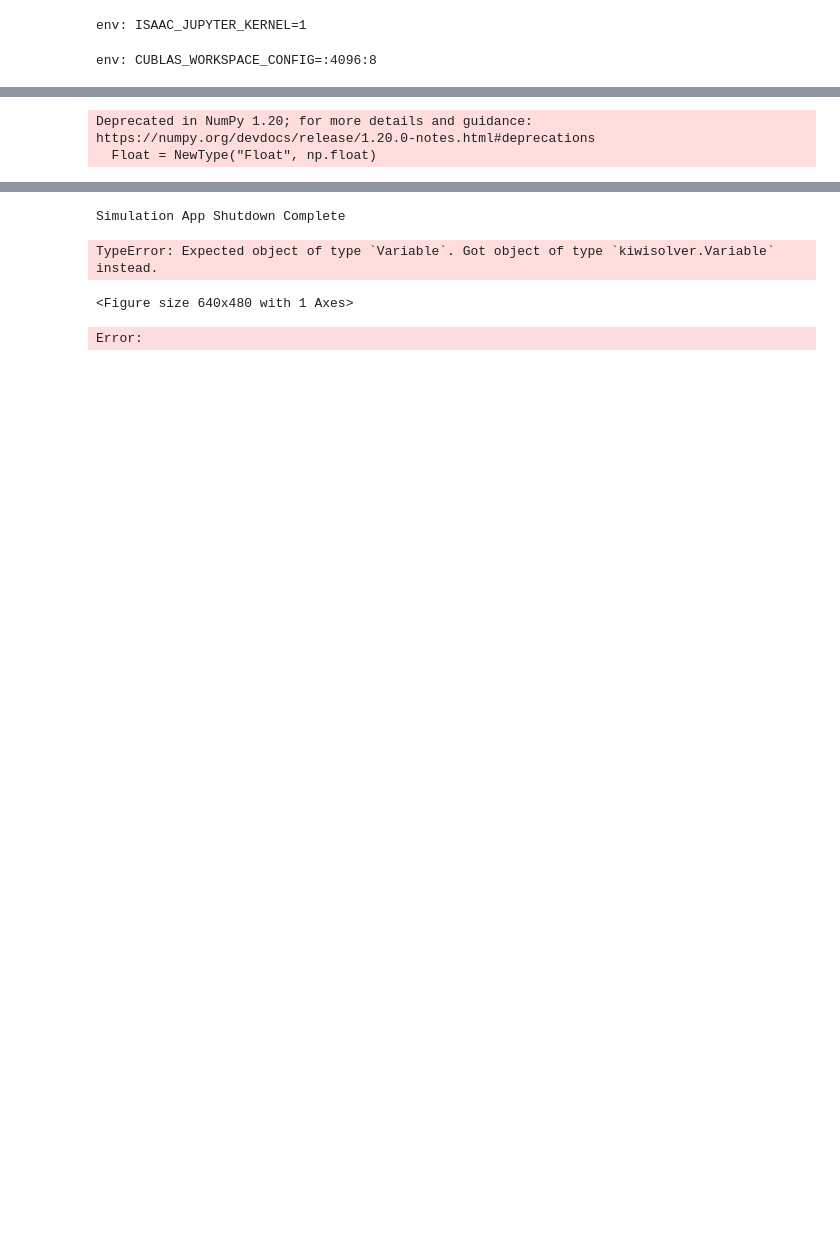
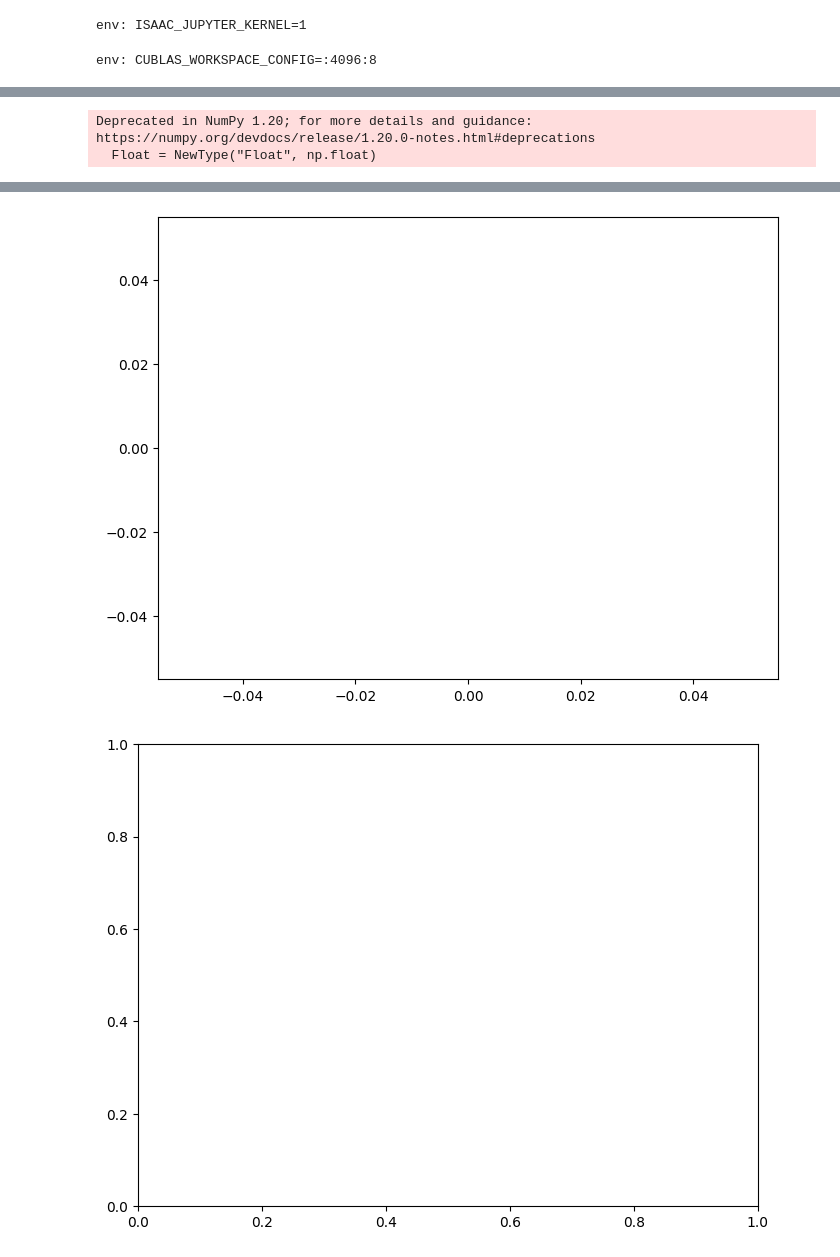
Before and after one commit to jmCabrillana/memoryPerceiver, a Jupyter notebook: memory_perceiver/main/run_isaac_ppo.ipynb, the cells around one changed output, grey strips where cells are left out. Saved outputs shown, nothing was run; the diff lists cells and outputs as text; code cells hidden in the pictures; blank space fills up the shorter version.

```diff
--- a/memory_perceiver/main/run_isaac_ppo.ipynb
+++ b/memory_perceiver/main/run_isaac_ppo.ipynb
@@ -174,7 +174,11 @@ def parse_hydra_configs(cfg: DictConfig):
     last_batch2=None
     first_run=True
     all_losses=[]
-    crit_losses=[]
+    all_crit=[]
+    all_returns=[]
+    fig_loss, ax_loss = plt.subplots(figsize=(8, 6))
+    fig_crit, ax_crit = plt.subplots(figsize=(8, 6))
+    fig_rewards, ax_rewards = plt.subplots(figsize=(8, 6))
     c_gammas = rearrange(c_gamma ** torch.arange(0, sim_duration, device=device), 't -> t 1')
     c_lambdas_gammas = rearrange((c_lambda*c_gamma) ** torch.arange(0, sim_duration, device=device), 't -> t 1')
     sim_count = 0
@@ -187,10 +191,22 @@ def parse_hydra_configs(cfg: DictConfig):
 
                 ### Initialization
 
-                if sim_count % 4 == 1:
-                    plt.plot(all_losses, label='mod')
-                    plt.plot(crit_losses, label='crit')
-                    plt.savefig('/isaac-sim/memoryPerceiver/memory_perceiver/main/loss.png')
+                if sim_count % 4 == 1 and len(all_losses)>0:
+                    ax_loss.clear()
+                    horizon=40
+                    recent_losses=all_losses[-horizon:]
+                    ax_loss.plot(recent_losses, alpha=0.5)
+                    ax_loss.plot((np.convolve(all_losses, np.ones(horizon), 'valid') / horizon)[::max(1,int(len(all_losses)/horizon))])
+                    ax_loss.set_ylim(bottom=np.min(recent_losses), top=np.max(recent_losses))
+                    recent_crit=all_crit[-horizon:]
+                    fig_loss.savefig('/isaac-sim/memoryPerceiver/memory_perceiver/main/loss.png')
+                    ax_crit.clear()
+                    ax_crit.plot(recent_crit, alpha=0.5)
+                    ax_crit.plot((np.convolve(all_crit, np.ones(horizon), 'valid') / horizon)[::max(1,int(len(all_crit)/horizon))])
+                    ax_crit.set_ylim(bottom=np.min(recent_crit), top=np.max(recent_crit))
+                    fig_crit.savefig('/isaac-sim/memoryPerceiver/memory_perceiver/main/loss_critic.png')
+                    ax_rewards.plot(all_returns)
+                    fig_rewards.savefig('/isaac-sim/memoryPerceiver/memory_perceiver/main/returns.png')
                 env._world.reset(soft=False)
                 replay_training = not replay_training
                 # print('$$$$$$$$$$$ CUMUL REWARD $$$$$$$$$$$')
@@ -323,6 +339,7 @@ def parse_hydra_configs(cfg: DictConfig):
                                 torch.min(sim_step-birth_time, -1*torch.ones(numEnvs)))
                 mask = repeat(torch.arange(nb_frames), '... -> b ...', b=numEnvs) < repeat(past_horizon, '... -> ... t', t=nb_frames)
                 inputs['observations'] = buffer_padding(buffer['obs'], [cf.body_parts['observations']])
+                inputs['past_actions'] = buffer_padding(history['action'][-nb_frames:], [cf.body_outputs['actions']])
                 inputs['observations'][mask] *= 0
                 batch = input_to_tensor(inputs, model.modality, cf.body_parts)
 
@@ -345,7 +362,7 @@ def parse_hydra_configs(cfg: DictConfig):
                     critic_loss.backward()
                     optimizer_critic.step()
                     optimizer_critic.zero_grad()
-                    crit_losses.append(critic_loss.item())
+                    all_crit.append(critic_loss.item())
 
 
                 for agent_i in range(numEnvs):
@@ -451,18 +468,20 @@ def parse_hydra_configs(cfg: DictConfig):
             else:
                 action = torch.dzeros(numEnvs, 1)
 
-            if( returns is not None):
-                print('$$$$$$$$$$$')
-                print('mean:', returns_mean)
-                print('std:', returns_std)
-                print('actions: ', past_actions)
-                print('returns: ', returns)
-                print('values: ', values)
-                print('advantages: ', advantages)
+            # if( returns is not None):
+            #     print('$$$$$$$$$$$')
+            #     print('mean:', returns_mean)
+            #     print('std:', returns_std)
+            #     print('actions: ', past_actions)
+            #     print('returns: ', returns)
+            #     print('values: ', values)
+            #     print('advantages: ', advantages)
 
-            # if env.sim_frame_count % sim_duration == 1:
-            #     print("$$$$$$$$$$$$ 00000 $$$$$$$$$$$")
-            #     if replay_training:
+            if env.sim_frame_count % sim_duration == 1:
+                print("$$$$$$$$$$$$ 00000 $$$$$$$$$$$")
+                if replay_training:
+                    all_returns.append(np.mean(returns_tmp))
+                    print('returns: ', returns_tmp)
             #         print('returns: ', returns)
             #         print('action: ', action)
             #         print('observations',inputs['observations'][-1][-1])
@@ -583,4 +602,2 @@ ni.isaac.core-1.46.3] startup
-Simulation App Shutdown Complete
-TypeError: Expected object of type `Variable`. Got object of type `kiwisolver.Variable` instead.
-<Figure size 640x480 with 1 Axes>
-Error:
+[figure, added]
+[figure, added]
```
Also changed, not shown: parts of 1 cell of this notebook, 3 other files.
